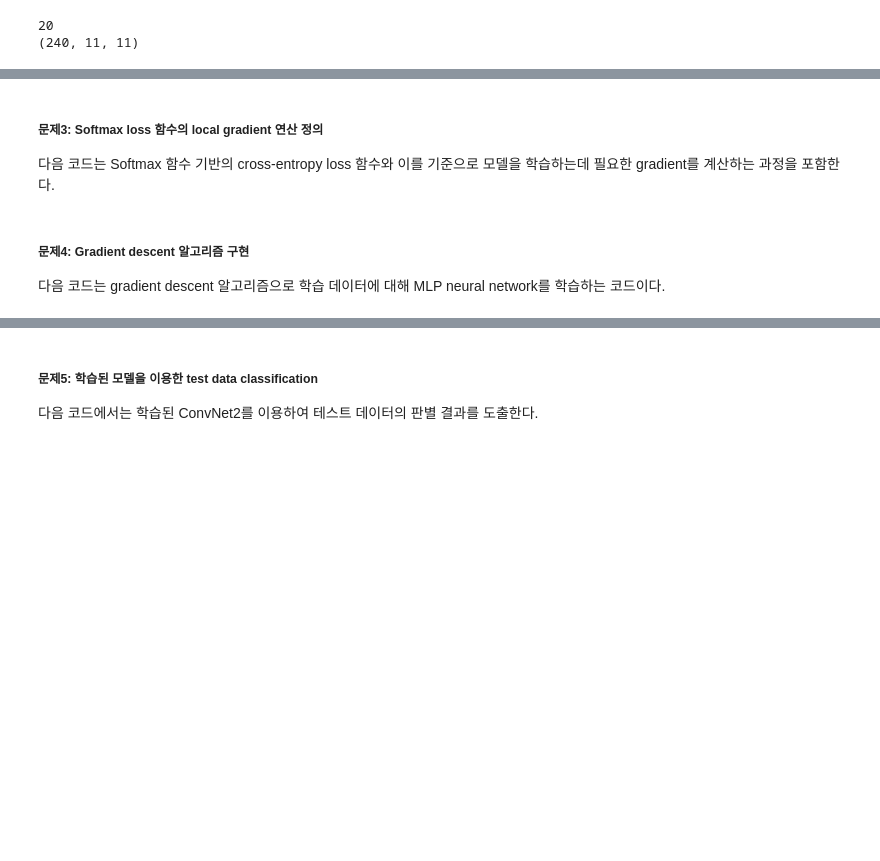
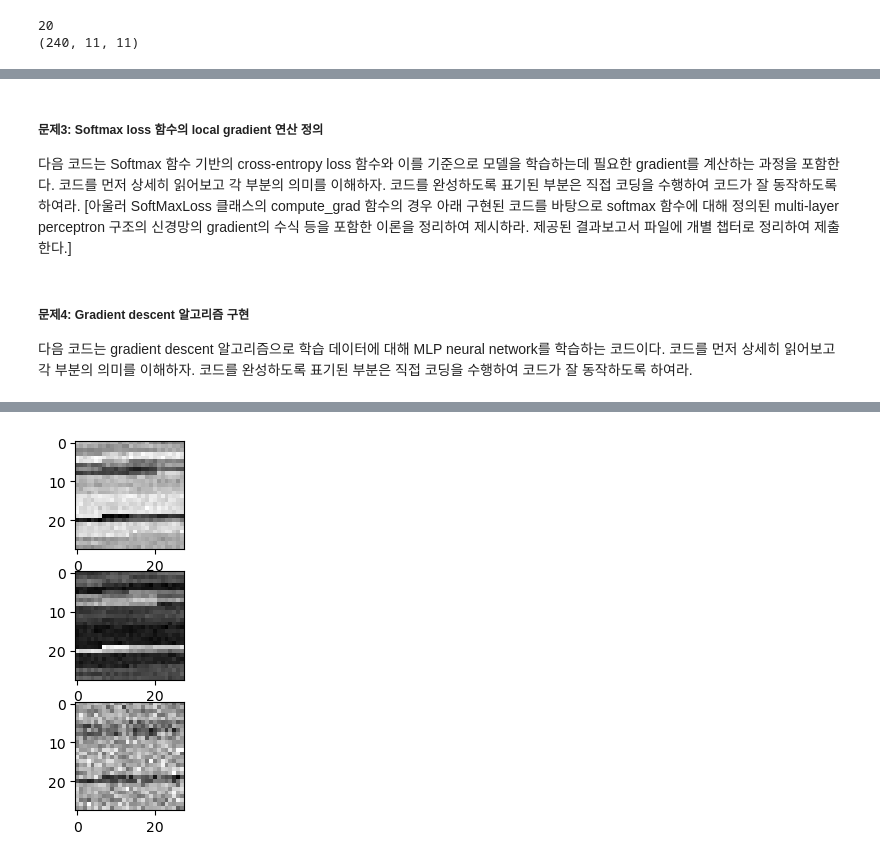
Before and after one commit to JAEHYEONG8121/AI, a Jupyter notebook: numpy/AI_03_CNN.ipynb, the cells around one changed output, grey strips where cells are left out. Cells and saved outputs as stored; diff of their text form; code cells hidden in the pictures; blank space fills up the shorter version.

```diff
--- a/numpy/AI_03_CNN.ipynb
+++ b/numpy/AI_03_CNN.ipynb
@@ -210,6 +248,9 @@ class ConvNet2:
 ##### 문제3: Softmax loss 함수의 local gradient 연산 정의
 
 다음 코드는 Softmax 함수 기반의 cross-entropy loss 함수와 이를 기준으로 모델을 학습하는데 필요한 gradient를 계산하는 과정을 포함한다.
+코드를 먼저 상세히 읽어보고 각 부분의 의미를 이해하자.
+코드를 완성하도록 표기된 부분은 직접 코딩을 수행하여 코드가 잘 동작하도록 하여라.
+[아울러 SoftMaxLoss 클래스의 compute_grad 함수의 경우 아래 구현된 코드를 바탕으로 softmax 함수에 대해 정의된 multi-layer perceptron 구조의 신경망의 gradient의 수식 등을 포함한 이론을 정리하여 제시하라. 제공된 결과보고서 파일에 개별 챕터로 정리하여 제출한다.]
 # %%
 class SoftMaxLoss:
     def __init__(self, model, num_cls):
@@ -241,54 +282,56 @@ class SoftMaxLoss:
         self.loss = loss
 
         return self.loss
-    def compute_grad(self, labels, batch_sz):
+    def compute_grad(self, labels):
         # score dimensions should be N x M
         z = self.probs
         # grad_z dimensions should also be N x M
         grad_z = z - make_labels_onehot(self.labels,self.num_cls)
-
-        return self.model.backward(grad_z, batch_sz)
+        return self.model.backward(grad_z)
 # %% [markdown]
 ##### 문제4: Gradient descent 알고리즘 구현
 
 다음 코드는 gradient descent 알고리즘으로 학습 데이터에 대해 MLP neural network를 학습하는 코드이다.
+코드를 먼저 상세히 읽어보고 각 부분의 의미를 이해하자.
+코드를 완성하도록 표기된 부분은 직접 코딩을 수행하여 코드가 잘 동작하도록 하여라.
 # %%
 def get_mini_batch(batch_sz, db_data, db_labels, num_data):
     num_samples = db_data.shape[0]
     idxs = np.arange(num_samples)
-    np.random.shuffle(idxs)  # 데이터 인덱스를 무작위로 섞음
-
-    batch_data = db_data[idxs[:batch_sz]]  # 미니 배치 데이터 추출
-    batch_labels = db_labels[idxs[:batch_sz]]  # 미니 배치 레이블 추출
-
-    # VisualizeBatchData(batch_data,batch_sz)
+    np.random.shuffle(idxs)
+    batch_data = db_data[idxs[:batch_sz]]
+    batch_labels = db_labels[idxs[:batch_sz]]
     return batch_data, batch_labels
 
 def train_convnet2(db_data, db_labels, num_cls, lr, batch_sz, num_iter, kernel_sz, kernel_num):
     # define & initialize MLP neural network classifier
     num_data = db_data.shape[0]
+    #print(num_data) 240
     img_sz = db_data.shape[1]
+    #print(img_sz) 11
     model = ConvNet2(img_sz, kernel_sz, kernel_num, num_cls)
     # define loss function
     loss_fn = SoftMaxLoss(model,num_cls)
     # iterative stochastic gradient descent
-    for i in range(num_iter):
+    for _ in np.arange(num_iter):
         # sample data mini-batch
         batch_data, batch_labels = get_mini_batch(batch_sz, db_data, db_labels, num_data)
         batch_data = batch_data.reshape(batch_data.shape[0], 1, batch_data.shape[1], batch_data.shape[2])
-        # compute loss value
+        model.data = batch_data
+        loss_fn.labels = batch_labels
         loss = loss_fn.compute_loss(batch_data, batch_labels)
-        # print('loss=',loss)
+        print('loss=',loss)
         # compute gradient (backpropagation)
-        grad = loss_fn.compute_grad()
+        grad = loss_fn.compute_grad(batch_labels)
         # update model parameters using gradient
         model.grad_descent(grad, lr)
     model.visualize_weights()
     return model
 
-lr = 0.001
+lr = 0.01
 batch_sz = 8
 num_iter = 100
 kernel_sz = 5
 kernel_num = 16
-model = train_convnet2(tr_data, tr_labels, kernel_sz, kernel_num, num_cls, lr, batch_sz, num_iter, kernel_sz, kernel_num)
+model = train_convnet2(tr_data, tr_labels, num_cls, lr, batch_sz, num_iter, kernel_sz, kernel_num)
+# %% [output]
@@ -295,4 +355 @@ model = train_convnet2(tr_data, tr_labels, kernel_sz, kernel_num, num_cls, lr, b
+[figure, added]
-# %% [markdown]
-##### 문제5: 학습된 모델을 이용한 test data classification
-
-다음 코드에서는 학습된 ConvNet2를 이용하여 테스트 데이터의 판별 결과를 도출한다.
```
Also changed, not shown: parts of 11 cells of this notebook.
